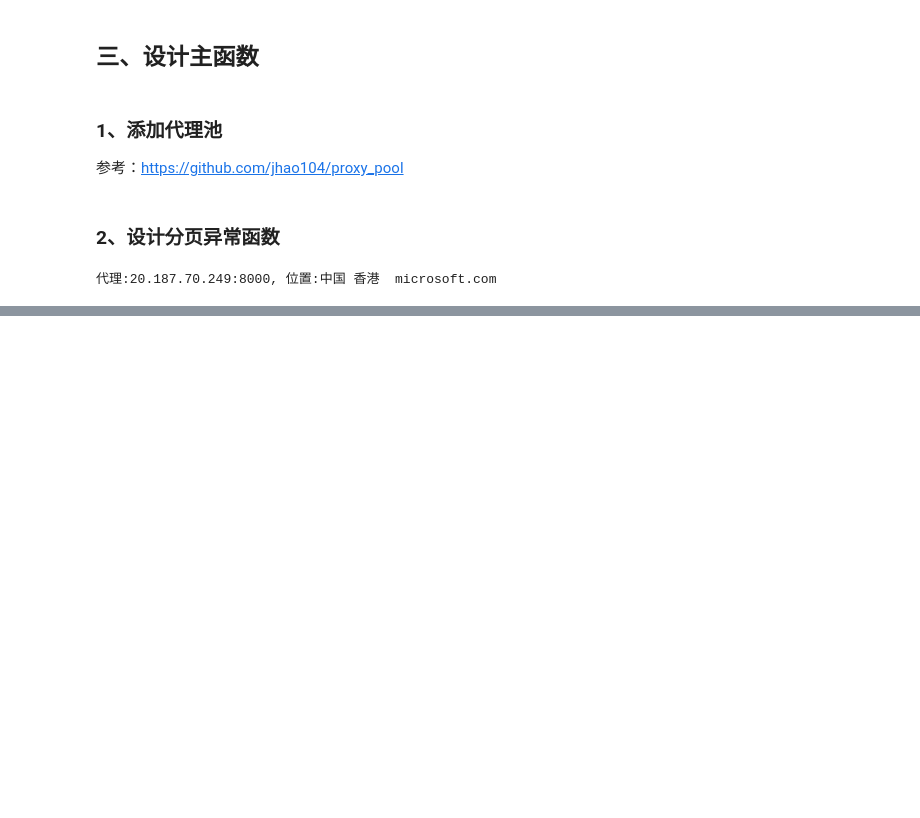
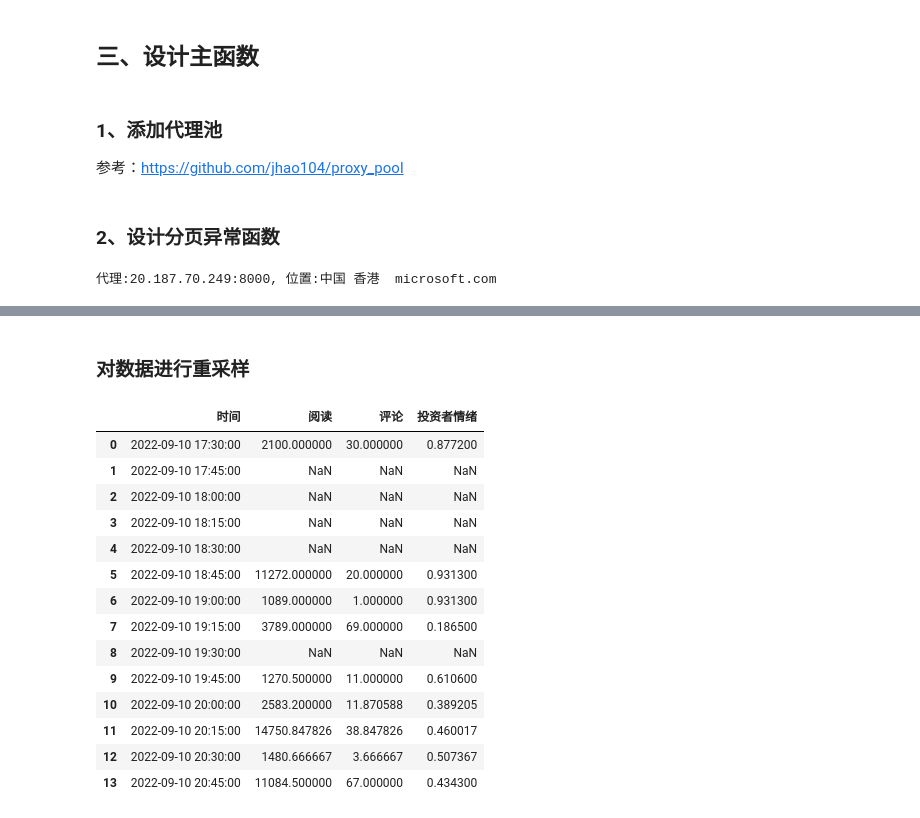
Before and after one commit to meiminjun/Notebook, a Jupyter notebook: 10-python/东方财富/股吧情绪分析.ipynb, the cells around one changed output, grey strips where cells are left out. Drawn from its saved outputs; the diff is of its cells as text; code cells hidden in the pictures; blank space fills up the shorter version.

```diff
--- a/10-python/东方财富/股吧情绪分析.ipynb
+++ b/10-python/东方财富/股吧情绪分析.ipynb
@@ -194,0 +367,35 @@ main()
+# %% [markdown]
+### 对数据进行重采样
+# %%
+#重采样至15分钟
+# df.dtypes
+# df['时间'] = pd.to_datetime(df['时间'])
+# df['时间'] = df['时间']
+# df.dtypes
+# print(df['时间'].dtype)
+# df
+# df.index = df['时间']
+df.index = pd.to_datetime(df['时间'])
+df.index
+# stock_df = pd.DataFrame(df).set_index('时间')
+data = df.resample('15min').mean().reset_index()
+# print(data)
+# data = df.resample('15min').mean()
+data
+# data
+# %% [output]
+|  | 时间 | 阅读 | 评论 | 投资者情绪 |
+| 0 | 2022-09-10 17:30:00 | 2100.000000 | 30.000000 | 0.877200 |
+| 1 | 2022-09-10 17:45:00 | NaN | NaN | NaN |
+| 2 | 2022-09-10 18:00:00 | NaN | NaN | NaN |
+| 3 | 2022-09-10 18:15:00 | NaN | NaN | NaN |
+| 4 | 2022-09-10 18:30:00 | NaN | NaN | NaN |
+| 5 | 2022-09-10 18:45:00 | 11272.000000 | 20.000000 | 0.931300 |
+| 6 | 2022-09-10 19:00:00 | 1089.000000 | 1.000000 | 0.931300 |
+| 7 | 2022-09-10 19:15:00 | 3789.000000 | 69.000000 | 0.186500 |
+| 8 | 2022-09-10 19:30:00 | NaN | NaN | NaN |
+| 9 | 2022-09-10 19:45:00 | 1270.500000 | 11.000000 | 0.610600 |
+| 10 | 2022-09-10 20:00:00 | 2583.200000 | 11.870588 | 0.389205 |
+| 11 | 2022-09-10 20:15:00 | 14750.847826 | 38.847826 | 0.460017 |
+| 12 | 2022-09-10 20:30:00 | 1480.666667 | 3.666667 | 0.507367 |
+| 13 | 2022-09-10 20:45:00 | 11084.500000 | 67.000000 | 0.434300 |
```
Also changed, not shown: parts of 12 cells of this notebook, 6 other files.
